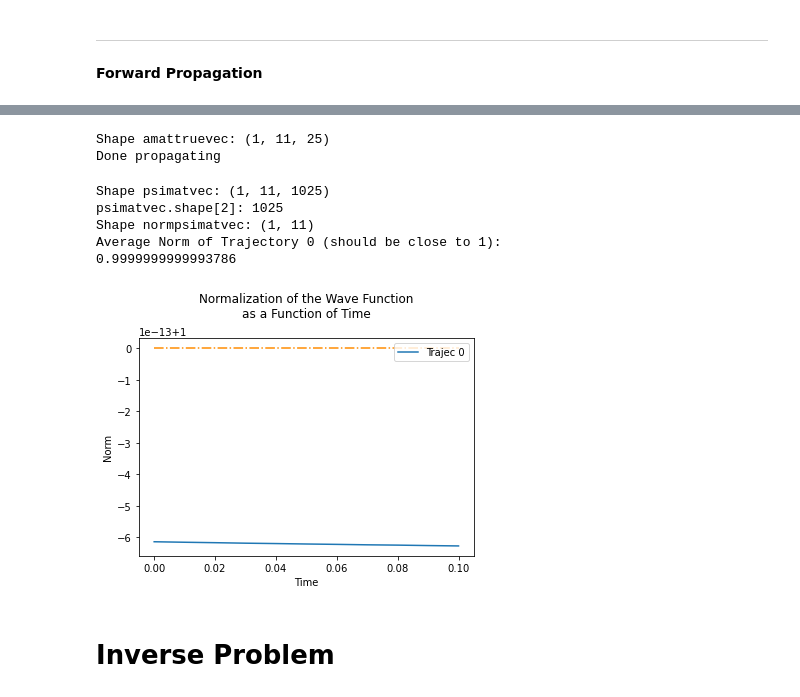
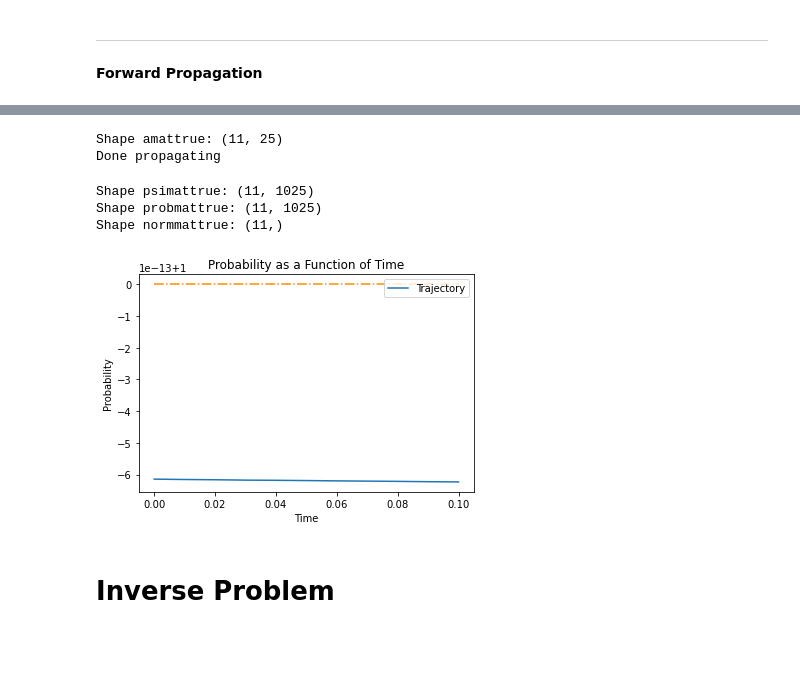
Before and after one commit to kbcollins/tdse, a Jupyter notebook: tdse-prob-density/tdse-prob-density-kbc.ipynb, the cells around one changed output, grey strips where cells are left out. Cells and saved outputs as stored; diff of their text form; code cells hidden in the pictures; blank space fills up the shorter version.

```diff
--- a/tdse-prob-density/tdse-prob-density-kbc.ipynb
+++ b/tdse-prob-density/tdse-prob-density-kbc.ipynb
@@ -230,50 +206,45 @@ numts = 10  # 100  # 200
 # compute propagator matrix
 propatrue = stttrue @ np.diag(np.exp(-1j * spctrue * dt)) @ stttrue.conj().T
 
-amattruevec = []
 # propagate system starting from initial "a" state
-for thisa0 in a0vec:
-    tempahatmat = [thisa0.copy()]
-    for i in range(numts):
-        tempahatmat.append(propatrue @ tempahatmat[-1])
-    amattruevec.append(tempahatmat)
+amattrue = [a0.copy()]
+for i in range(numts):
+    amattrue.append(propatrue @ amattrue[-1])
 
-amattruevec = np.array(amattruevec)
+amattrue = np.array(amattrue)
 
-print('Shape amattruevec:', amattruevec.shape)
+print('Shape amattrue:', amattrue.shape)
 
 print('Done propagating')
 # %% [output]
-Shape amattruevec: (1, 11, 25)
+Shape amattrue: (11, 25)
 Done propagating
 # %%
 # check if system's state remains normalized for the propagation
 
-psimatvec = amattruevec @ fourtox
-print('Shape psimatvec:', psimatvec.shape)
-print('psimatvec.shape[2]:', psimatvec.shape[2])
+psimattrue = amattrue @ fourtox
+print('Shape psimattrue:', psimattrue.shape)
 
-normpsimatvec = si.trapezoid(np.abs(psimatvec)**2, xvec, axis=2)
-print('Shape normpsimatvec:', normpsimatvec.shape)
+probmattrue = np.abs(psimattrue) ** 2
+print('Shape probmattrue:', probmattrue.shape)
+
+normmattrue = si.trapezoid(probmattrue, xvec)
+print('Shape normmattrue:', normmattrue.shape)
 
 # plot normalization (should be almost flat line at 1)
-for i in range(normpsimatvec.shape[0]):
-    print(f'Average Norm of Trajectory {i} (should be close to 1):', normpsimatvec[i].sum() / (numts + 1), sep='\n')
-    plt.plot(np.arange(numts + 1) * dt, normpsimatvec[i], label=f'Trajec {i}')
+plt.plot(np.arange(numts + 1) * dt, normmattrue, label=f'Trajectory')
 
 plt.hlines(1, 0, numts * dt, linestyles='-.', colors='darkorange', label='_')
-plt.title('Normalization of the Wave Function\nas a Function of Time\n')
+plt.title('Probability as a Function of Time')
 plt.xlabel('Time')
-plt.ylabel('Norm')
+plt.ylabel('Probability')
 plt.legend()
 plt.show()
 # %% [output]
-Shape psimatvec: (1, 11, 1025)
-psimatvec.shape[2]: 1025
-Shape normpsimatvec: (1, 11)
-Average Norm of Trajectory 0 (should be close to 1):
-0.9999999999993786
+Shape psimattrue: (11, 1025)
+Shape probmattrue: (11, 1025)
+Shape normmattrue: (11,)
-[figure, old version]
+[figure, new version]
 # %% [markdown]
 <h1>Inverse Problem</h1>
 # %%
```
Also changed, not shown: parts of 9 cells of this notebook.
